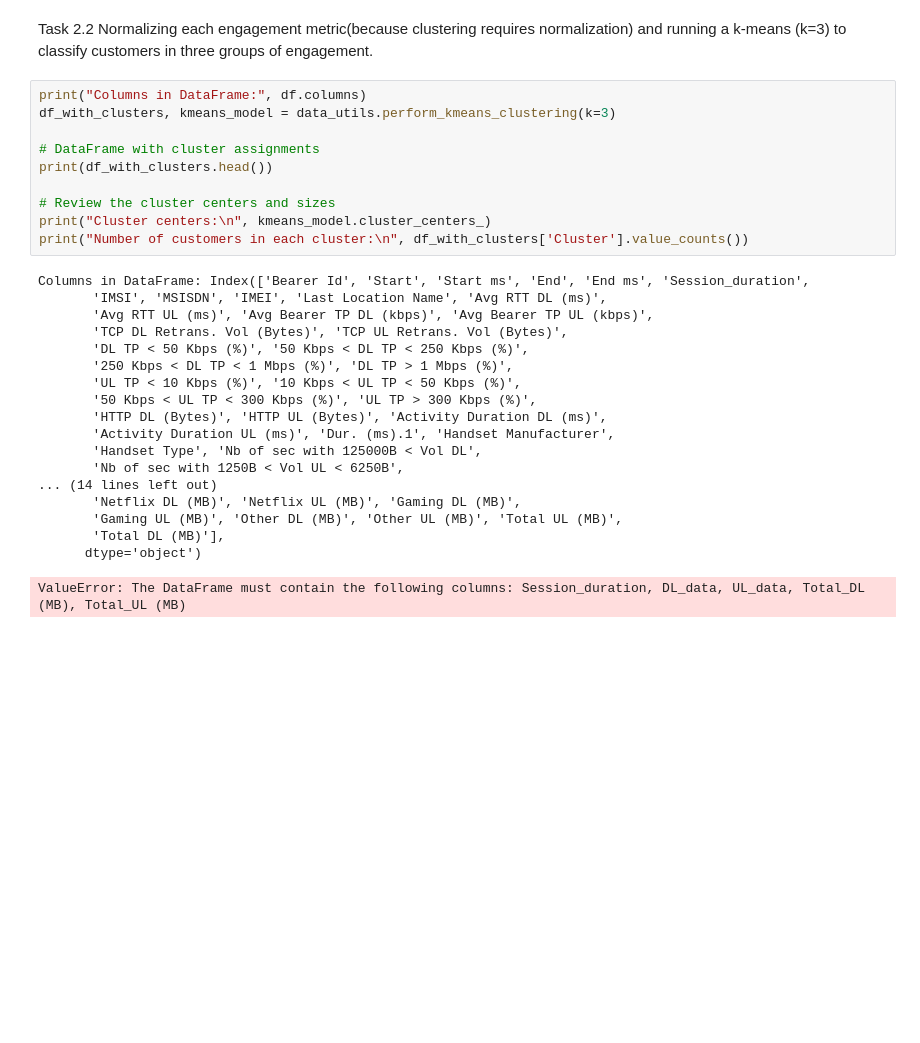
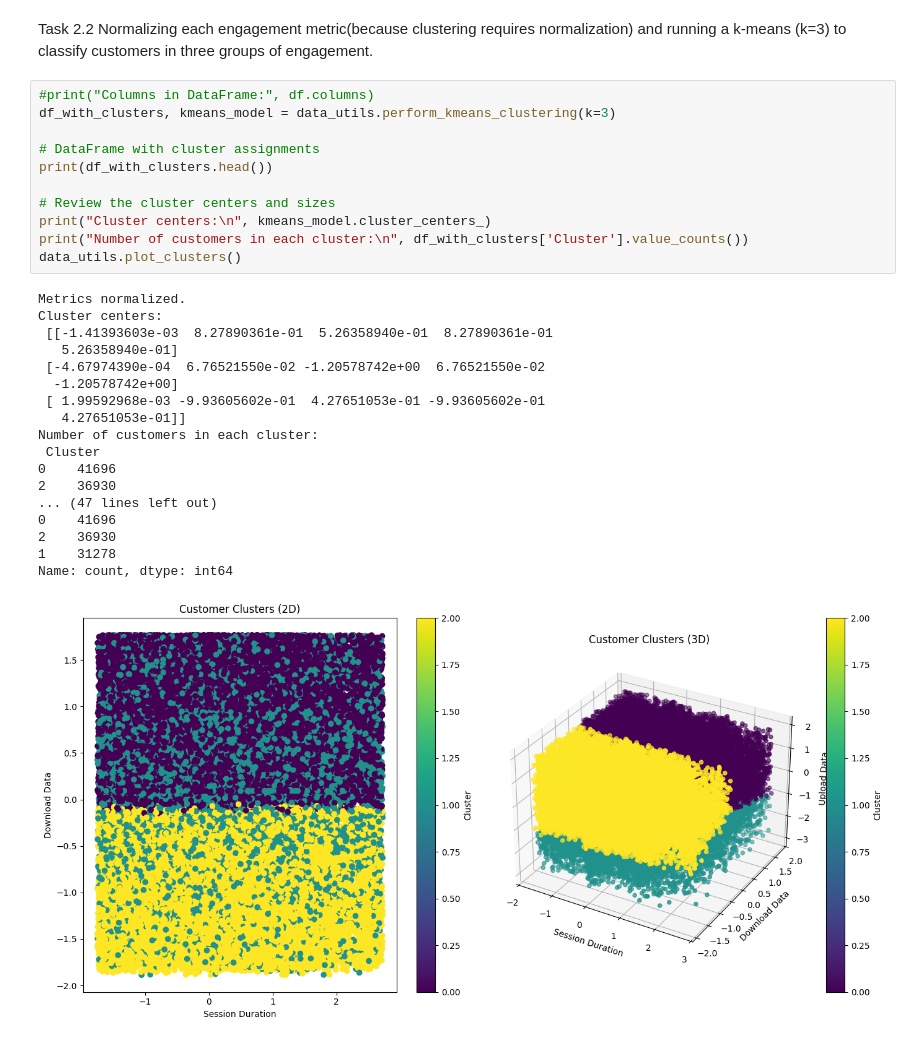
Before and after one commit to Ethel-Star/W2.Situation_Overview-, a Jupyter notebook: notebooks/User_Engagement_Analysis.ipynb, the cells around one changed output. Drawn from its saved outputs; the diff is of its cells as text; blank space fills up the shorter version.

Commit message:
Task-2 User Engagment_Analysis:Clustering (Kmeans),and 3D and 2D plot and interpritation:  main code, including module for connection, utils : include function for analysis

```diff
--- a/notebooks/User_Engagement_Analysis.ipynb
+++ b/notebooks/User_Engagement_Analysis.ipynb
@@ -137,31 +139,32 @@ Top 10 Customers by Number of Sessions:
 # %% [markdown]
 Task 2.2 Normalizing each engagement metric(because clustering requires normalization) and running a k-means (k=3) to classify customers in three groups of engagement.
 # %%
-print("Columns in DataFrame:", df.columns)
+#print("Columns in DataFrame:", df.columns)
 df_with_clusters, kmeans_model = data_utils.perform_kmeans_clustering(k=3)
 
 # DataFrame with cluster assignments
 print(df_with_clusters.head())
 
 # Review the cluster centers and sizes
 print("Cluster centers:\n", kmeans_model.cluster_centers_)
 print("Number of customers in each cluster:\n", df_with_clusters['Cluster'].value_counts())
+data_utils.plot_clusters()
 # %% [output]
-Columns in DataFrame: Index(['Bearer Id', 'Start', 'Start ms', 'End', 'End ms', 'Session_duration',
-       'IMSI', 'MSISDN', 'IMEI', 'Last Location Name', 'Avg RTT DL (ms)',
-       'Avg RTT UL (ms)', 'Avg Bearer TP DL (kbps)', 'Avg Bearer TP UL (kbps)',
-       'TCP DL Retrans. Vol (Bytes)', 'TCP UL Retrans. Vol (Bytes)',
-       'DL TP < 50 Kbps (%)', '50 Kbps < DL TP < 250 Kbps (%)',
-       '250 Kbps < DL TP < 1 Mbps (%)', 'DL TP > 1 Mbps (%)',
-       'UL TP < 10 Kbps (%)', '10 Kbps < UL TP < 50 Kbps (%)',
-       '50 Kbps < UL TP < 300 Kbps (%)', 'UL TP > 300 Kbps (%)',
-       'HTTP DL (Bytes)', 'HTTP UL (Bytes)', 'Activity Duration DL (ms)',
-       'Activity Duration UL (ms)', 'Dur. (ms).1', 'Handset Manufacturer',
-       'Handset Type', 'Nb of sec with 125000B < Vol DL',
-       'Nb of sec with 1250B < Vol UL < 6250B',
-... (14 lines left out)
-       'Netflix DL (MB)', 'Netflix UL (MB)', 'Gaming DL (MB)',
-       'Gaming UL (MB)', 'Other DL (MB)', 'Other UL (MB)', 'Total UL (MB)',
-       'Total DL (MB)'],
-      dtype='object')
+Metrics normalized.
+Cluster centers:
+ [[-1.41393603e-03  8.27890361e-01  5.26358940e-01  8.27890361e-01
+   5.26358940e-01]
+ [-4.67974390e-04  6.76521550e-02 -1.20578742e+00  6.76521550e-02
+  -1.20578742e+00]
+ [ 1.99592968e-03 -9.93605602e-01  4.27651053e-01 -9.93605602e-01
+   4.27651053e-01]]
+Number of customers in each cluster:
+ Cluster
+0    41696
+2    36930
+... (47 lines left out)
+0    41696
+2    36930
+1    31278
+Name: count, dtype: int64
-ValueError: The DataFrame must contain the following columns: Session_duration, DL_data, UL_data, Total_DL (MB), Total_UL (MB)
+[figure, added]
```
Also changed, not shown: parts of 2 cells of this notebook.
